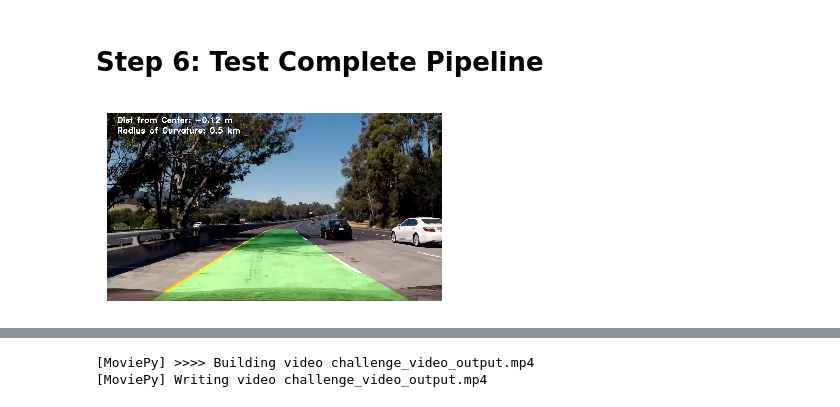
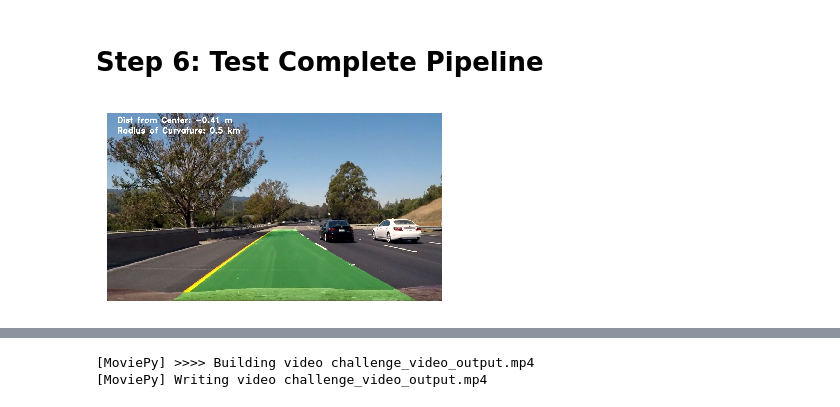
Before and after one commit to JohnGee96/CarND-Advanced-Lane-Lines, a Jupyter notebook: advLaneFinding.ipynb, the cells around one changed output, grey strips where cells are left out. Cells and saved outputs as stored; diff of their text form; code cells hidden in the pictures.

```diff
--- a/advLaneFinding.ipynb
+++ b/advLaneFinding.ipynb
@@ -459,25 +468,25 @@ plt.imshow(result)
 # %%
 import pickle
 import matplotlib.image as mpimg
 import matplotlib.pyplot as plt
 from advLaneFind import find_lane
 
 
 COEF_PATH = "./presets/calibrate.p"
 dist_pickle = pickle.load(open(COEF_PATH, "rb"))
 mtx = dist_pickle["mtx"]
 dist = dist_pickle["dist"]
 
-img = mpimg.imread("./test_images/test5.jpg")
+img = mpimg.imread("./test_images/test6.jpg")
 
 result = find_lane(img, mtx, dist, None)
 fig = plt.imshow(result)
 fig.axes.get_xaxis().set_visible(False)
 fig.axes.get_yaxis().set_visible(False)
 plt.axis('off')
 plt.savefig('./img/result3.png', bbox_inches='tight', pad_inches = 0)
 # %% [output]
-[figure, old version]
+[figure, new version]
 # %%
 import pickle
 from moviepy.editor import VideoFileClip
```
Also changed, not shown: parts of 13 cells of this notebook, 11 other files.
